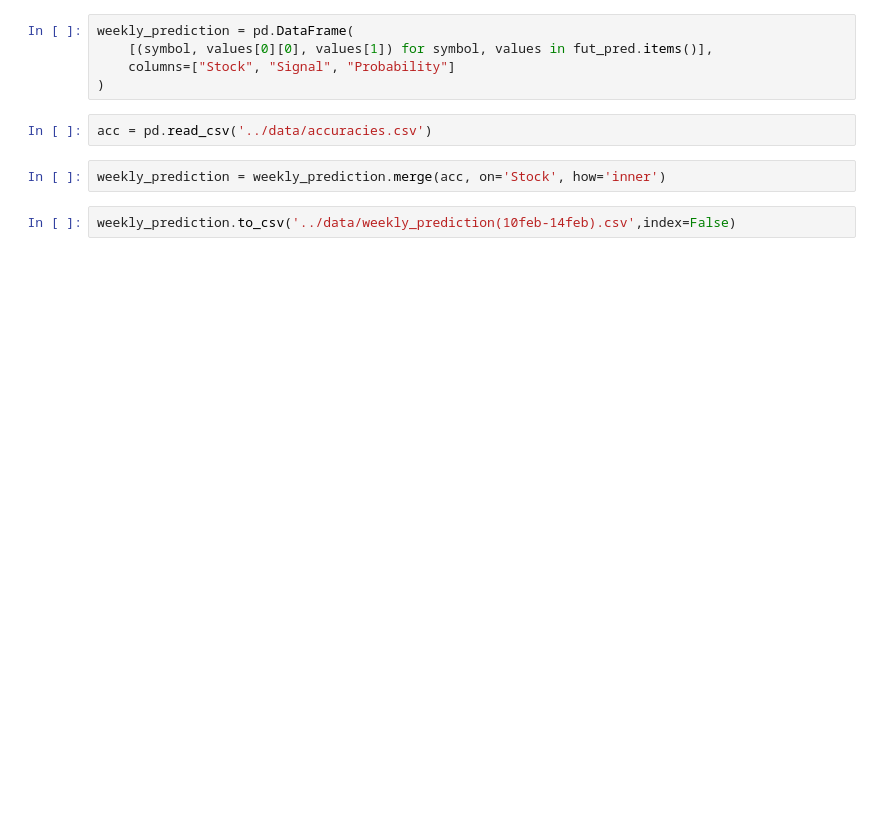
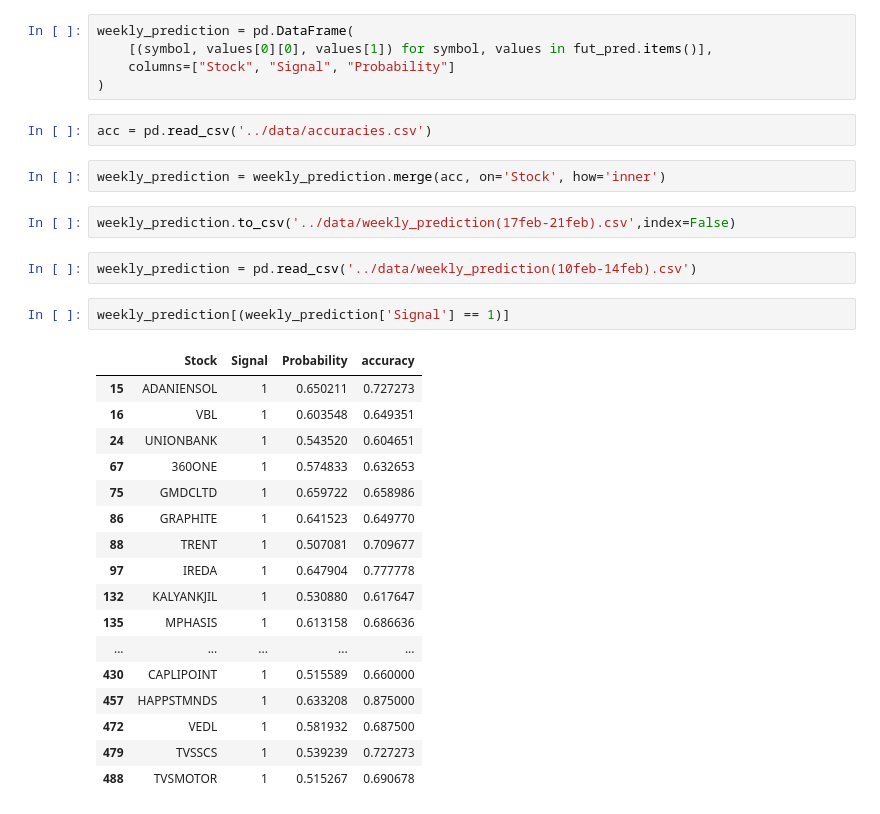
Before and after one commit to sachin27b/ML_Trading, a Jupyter notebook: notebook/pipeline.ipynb, the cells around one changed output. Cells and saved outputs as stored; diff of their text form; blank space fills up the shorter version.

```diff
--- a/notebook/pipeline.ipynb
+++ b/notebook/pipeline.ipynb
@@ -239,4 +329,26 @@ acc = pd.read_csv('../data/accuracies.csv')
 # %%
 weekly_prediction = weekly_prediction.merge(acc, on='Stock', how='inner')
 # %%
-weekly_prediction.to_csv('../data/weekly_prediction(10feb-14feb).csv',index=False)
+weekly_prediction.to_csv('../data/weekly_prediction(17feb-21feb).csv',index=False)
+# %%
+weekly_prediction = pd.read_csv('../data/weekly_prediction(10feb-14feb).csv')
+# %%
+weekly_prediction[(weekly_prediction['Signal'] == 1)]
+# %% [output]
+|  | Stock | Signal | Probability | accuracy |
+| 15 | ADANIENSOL | 1 | 0.650211 | 0.727273 |
+| 16 | VBL | 1 | 0.603548 | 0.649351 |
+| 24 | UNIONBANK | 1 | 0.543520 | 0.604651 |
+| 67 | 360ONE | 1 | 0.574833 | 0.632653 |
+| 75 | GMDCLTD | 1 | 0.659722 | 0.658986 |
+| 86 | GRAPHITE | 1 | 0.641523 | 0.649770 |
+| 88 | TRENT | 1 | 0.507081 | 0.709677 |
+| 97 | IREDA | 1 | 0.647904 | 0.777778 |
+| 132 | KALYANKJIL | 1 | 0.530880 | 0.617647 |
+| 135 | MPHASIS | 1 | 0.613158 | 0.686636 |
+| ... | ... | ... | ... | ... |
+| 430 | CAPLIPOINT | 1 | 0.515589 | 0.660000 |
+| 457 | HAPPSTMNDS | 1 | 0.633208 | 0.875000 |
+| 472 | VEDL | 1 | 0.581932 | 0.687500 |
+| 479 | TVSSCS | 1 | 0.539239 | 0.727273 |
+| 488 | TVSMOTOR | 1 | 0.515267 | 0.690678 |
```
Also changed, not shown: parts of 17 cells of this notebook, 3 other files.
